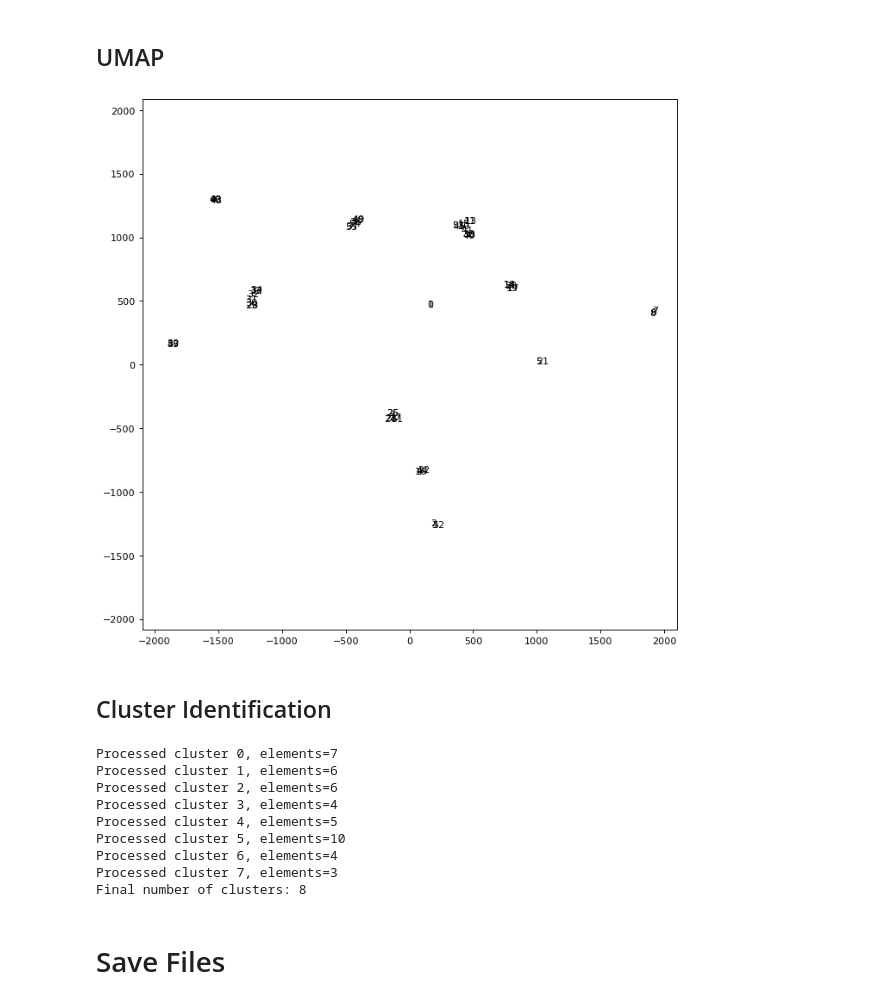
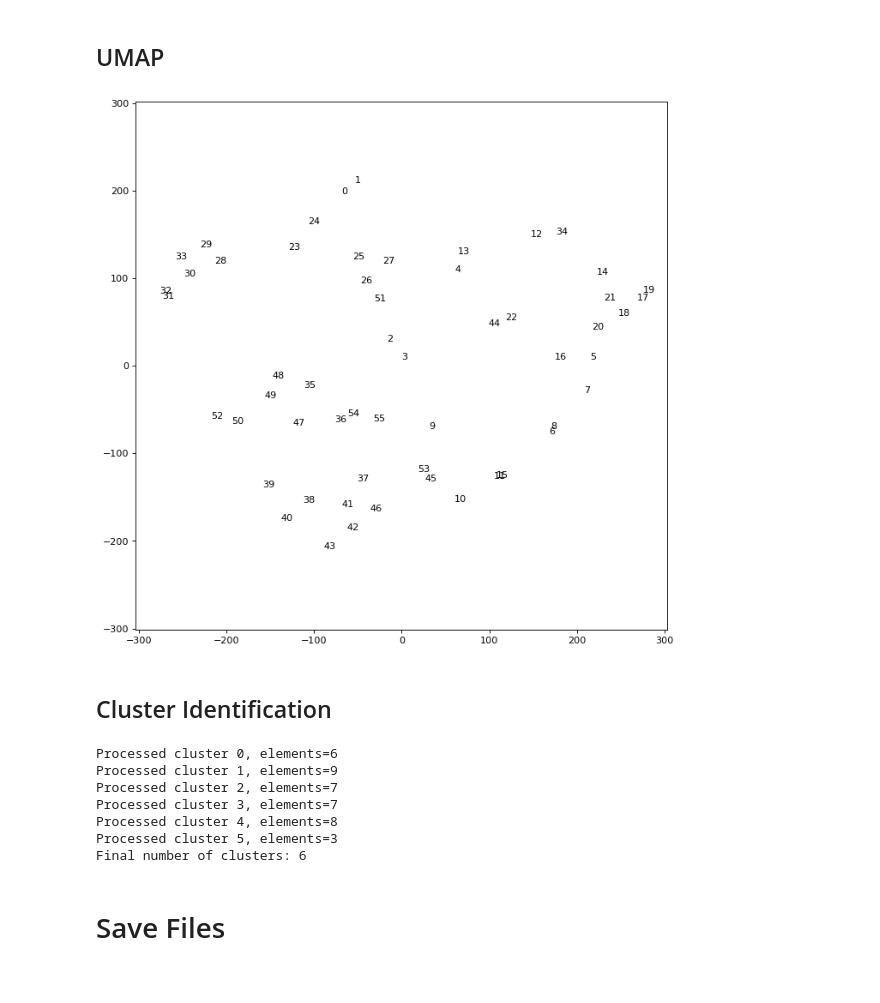
Before and after one commit to rodighiero/Charles-S-Peirce-PAP, a Jupyter notebook: data/analysis.ipynb, the cells around one changed output. Cells and saved outputs as stored; diff of their text form; code cells hidden in the pictures.

```diff
--- a/data/analysis.ipynb
+++ b/data/analysis.ipynb
@@ -116,7 +118,7 @@ question: 40.9303138887448
 ## UMAP
 # %%
 # UMAP
-reducer = umap.UMAP(random_state=2, n_components=2, n_neighbors=2, min_dist=0.01, metric='hellinger')
+reducer = umap.UMAP(random_state=2, n_components=2, n_neighbors=5, min_dist=0.01, metric='cosine')
 embedding = reducer.fit_transform(doc_term_matrix)
 
 # Normalization
@@ -124,34 +126,34 @@ embedding = embedding * 100 # Multiply by 100
 # embedding = align_points_to_grid(embedding)
 
 # Swap axes for horizontal position
 ptp = np.ptp(embedding, axis=0)
 if ptp[1]> ptp[0]:
     embedding[:, [1, 0]] = embedding[:, [0, 1]]
 
 # Set value starting from 0
 embedding[:, 0] = embedding[:, 0] - embedding[:, 0].min()
 embedding[:, 1] = embedding[:, 1] - embedding[:, 1].min()
 
 # Set origin at the middle
 ptp = np.ptp(embedding, axis=0)
 embedding[:, 0] = embedding[:, 0] - ptp[0] / 2
 embedding[:, 1] = embedding[:, 1] - ptp[1] / 2
 
 # Transform coordinates in integer
 embedding = embedding.astype(int)
 
 # Draw
 plt.figure(figsize=(10,10), dpi=80)
 plt.scatter(embedding[:, 0], embedding[:, 1], s=0)
 plt.axis('equal')
 
 for i, row in enumerate(embedding):
     text = plt.annotate(i, (row[0], row[1]))
     text.set_fontsize(10)
 
 plt.show()
 # %% [output]
-[figure, old version]
+[figure, new version]
 # %% [markdown]
 ## Cluster Identification
 # %%
@@ -216,15 +218,13 @@ for label in set(cluster_labels):
 
 print(f"Final number of clusters: {len(clusters)}")
 # %% [output]
-Processed cluster 0, elements=7
-Processed cluster 1, elements=6
-Processed cluster 2, elements=6
-Processed cluster 3, elements=4
-Processed cluster 4, elements=5
-Processed cluster 5, elements=10
-Processed cluster 6, elements=4
-Processed cluster 7, elements=3
-Final number of clusters: 8
+Processed cluster 0, elements=6
+Processed cluster 1, elements=9
+Processed cluster 2, elements=7
+Processed cluster 3, elements=7
+Processed cluster 4, elements=8
+Processed cluster 5, elements=3
+Final number of clusters: 6
 # %% [markdown]
 # Save Files
 # %%
```
Also changed, not shown: parts of 1 cell of this notebook, 10 other files.
